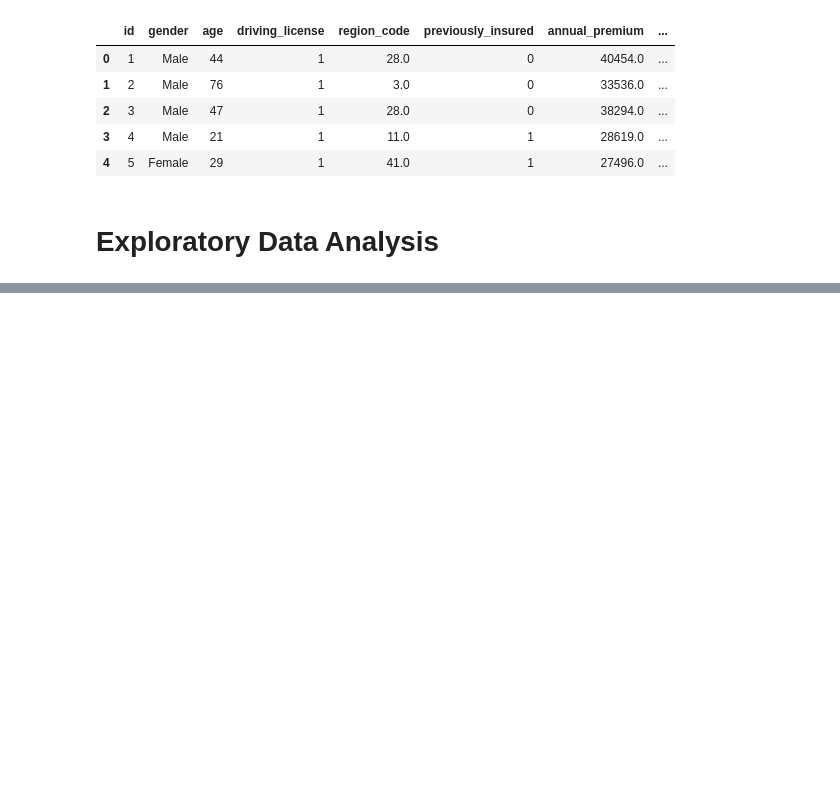
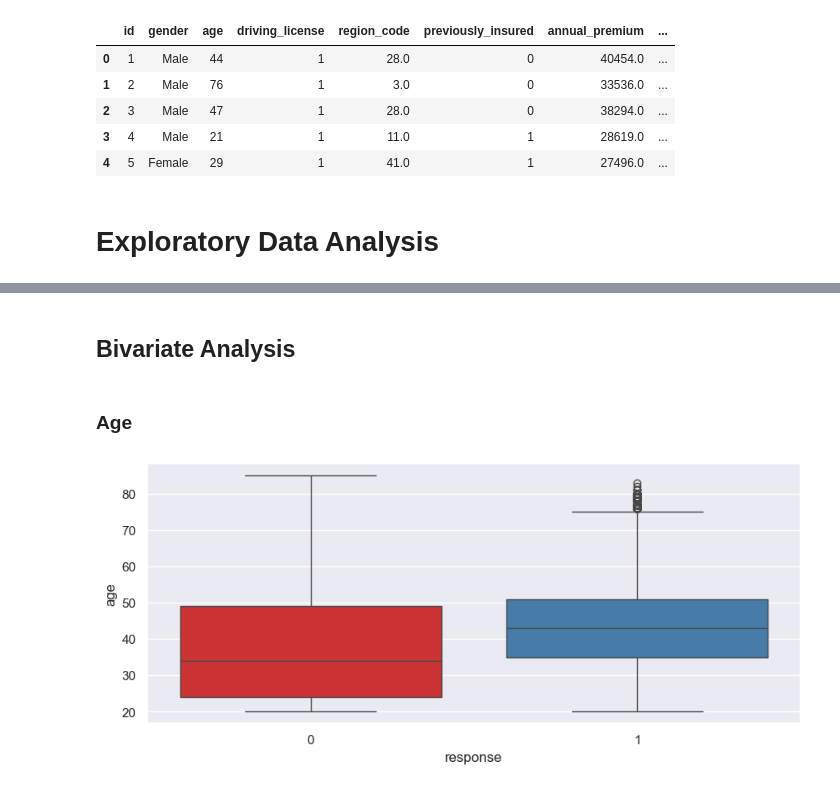
Before and after one commit to ArthurHottgen/Health-Insurance-Cross-Sell, a Jupyter notebook: classification_health_insurance.ipynb, the cells around one changed output, grey strips where cells are left out. Cells and saved outputs as stored; diff of their text form; code cells hidden in the pictures; blank space fills up the shorter version.

```diff
--- a/classification_health_insurance.ipynb
+++ b/classification_health_insurance.ipynb
@@ -224,0 +262,10 @@ df2.head()
+# %% [markdown]
+## Bivariate Analysis
+# %% [markdown]
+### Age
+# %%
+# Age
+plt.figure(figsize= (10, 4))
+sns.boxplot(x='response', y='age', data=df3, palette='Set1');
+# %% [output]
+[figure, added]
```
Also changed, not shown: parts of 7 cells of this notebook.
